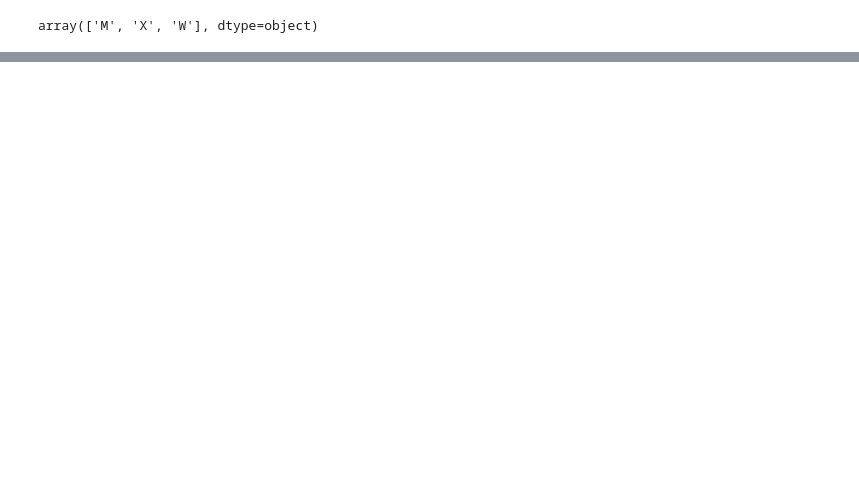
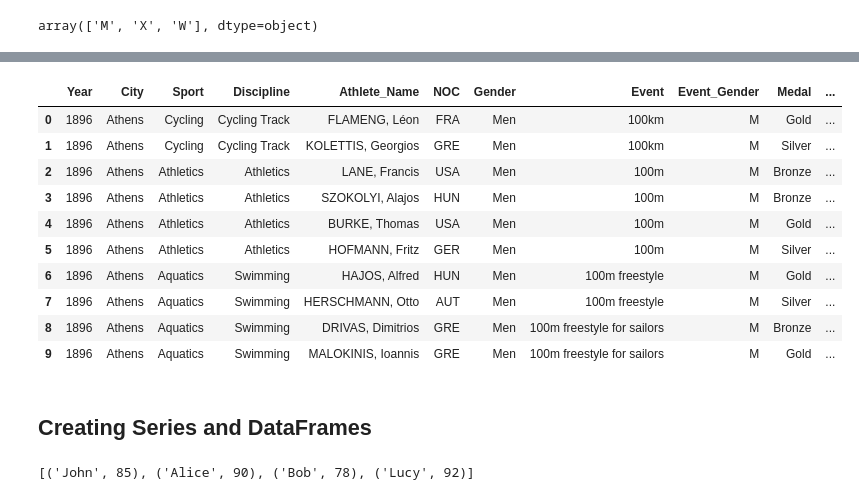
Before and after one commit to mmaheshan/PandasExercises, a Jupyter notebook: 02_Pandas_Essentials/01_Fundamentals/intermediate_techniques.ipynb, the cells around one changed output, grey strips where cells are left out. Cells and saved outputs as stored; diff of their text form; code cells hidden in the pictures; blank space fills up the shorter version.

Commit message:
Commited upto data frames

```diff
--- a/02_Pandas_Essentials/01_Fundamentals/intermediate_techniques.ipynb
+++ b/02_Pandas_Essentials/01_Fundamentals/intermediate_techniques.ipynb
@@ -289,0 +383,2 @@ array(['M', 'X', 'W'], dtype=object)
+# %%
+oo = oo.reset_index()
@@ -289,0 +431,3 @@ array(['M', 'X', 'W'], dtype=object)
+# %%
+years_of_interest = [1976, 1984, 2000]
+oo[oo.Year.isin(years_of_interest)].head(10)
@@ -289,0 +446,22 @@ array(['M', 'X', 'W'], dtype=object)
+# %%
+# Opposite of  isin() - basically not in
+oo[~oo.Year.isin(years_of_interest)].head(10)
+# %% [output]
+|  | Year | City | Sport | Discipline | Athlete_Name | NOC | Gender | Event | Event_Gender | Medal | ... |
+| 0 | 1896 | Athens | Cycling | Cycling Track | FLAMENG, Léon | FRA | Men | 100km | M | Gold | ... |
+| 1 | 1896 | Athens | Cycling | Cycling Track | KOLETTIS, Georgios | GRE | Men | 100km | M | Silver | ... |
+| 2 | 1896 | Athens | Athletics | Athletics | LANE, Francis | USA | Men | 100m | M | Bronze | ... |
+| 3 | 1896 | Athens | Athletics | Athletics | SZOKOLYI, Alajos | HUN | Men | 100m | M | Bronze | ... |
+| 4 | 1896 | Athens | Athletics | Athletics | BURKE, Thomas | USA | Men | 100m | M | Gold | ... |
+| 5 | 1896 | Athens | Athletics | Athletics | HOFMANN, Fritz | GER | Men | 100m | M | Silver | ... |
+| 6 | 1896 | Athens | Aquatics | Swimming | HAJOS, Alfred | HUN | Men | 100m freestyle | M | Gold | ... |
+| 7 | 1896 | Athens | Aquatics | Swimming | HERSCHMANN, Otto | AUT | Men | 100m freestyle | M | Silver | ... |
+| 8 | 1896 | Athens | Aquatics | Swimming | DRIVAS, Dimitrios | GRE | Men | 100m freestyle for sailors | M | Bronze | ... |
+| 9 | 1896 | Athens | Aquatics | Swimming | MALOKINIS, Ioannis | GRE | Men | 100m freestyle for sailors | M | Gold | ... |
+# %% [markdown]
+## Creating Series and DataFrames
+# %%
+names = ['John', 'Alice', 'Bob', 'Lucy']
+scores = [85, 90, 78, 92]
+# %% [output]
+[('John', 85), ('Alice', 90), ('Bob', 78), ('Lucy', 92)]
```
Also changed, not shown: parts of 23 cells of this notebook.
